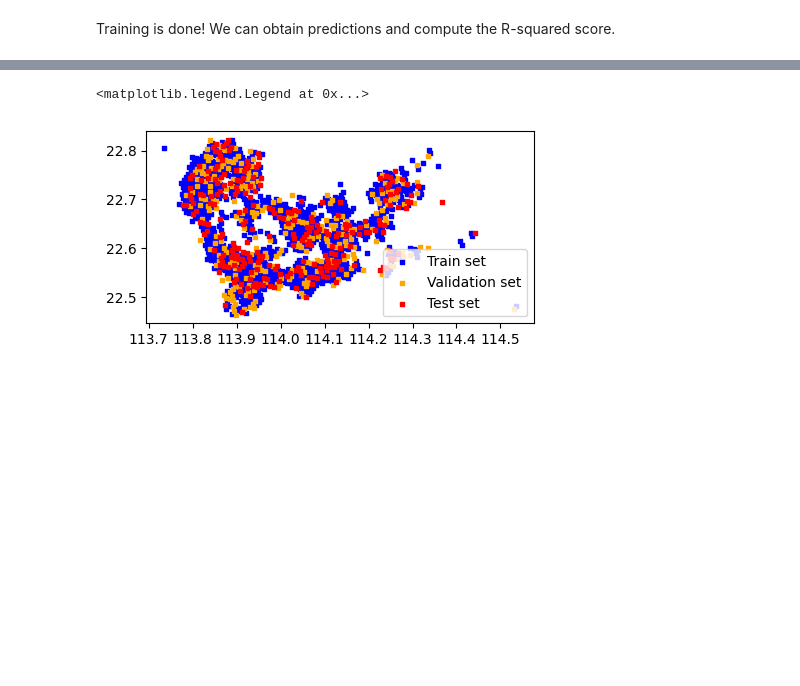
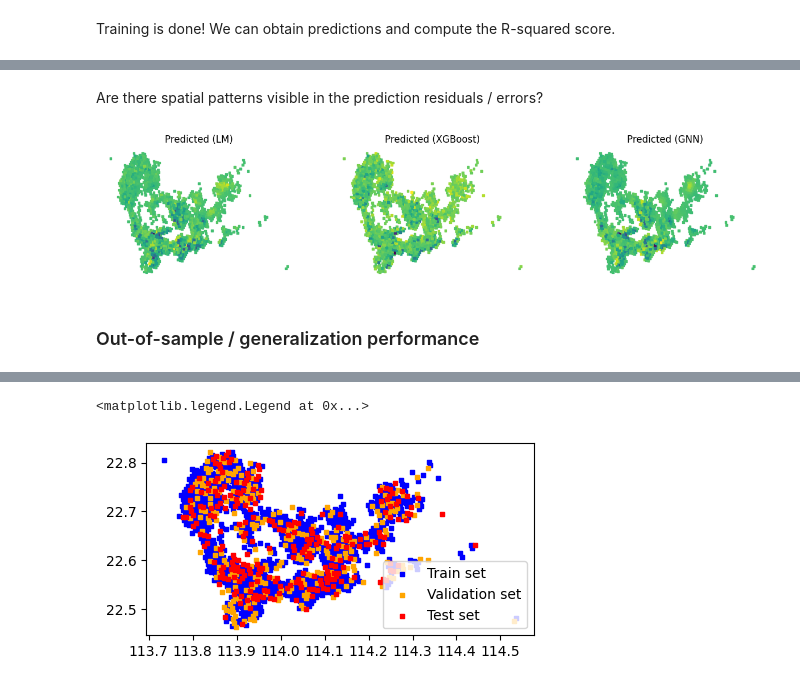
Before and after one commit to climatechange-ai-tutorials/mobility-demand, a Jupyter notebook: Predicting_Mobility_Demand_From_Urban_Features.ipynb, the cells around one changed output, grey strips where cells are left out. Drawn from its saved outputs; the diff is of its cells as text; code cells hidden in the pictures; blank space fills up the shorter version.

```diff
--- a/Predicting_Mobility_Demand_From_Urban_Features.ipynb
+++ b/Predicting_Mobility_Demand_From_Urban_Features.ipynb
@@ -713,0 +727,21 @@ To get a more realistic idea of how well (or not) our models perform out-of-samp
+# %% [markdown]
+Are there spatial patterns visible in the prediction residuals / errors?
+# %%
+y_true = graph_data.y.reshape(-1).numpy()
+
+fig, ax = plt.subplots(1, 3, figsize=(15, 3))
+ax[0].scatter(c['x'], c['y'], c=y_pred_lm.reshape(-1) - y_true, cmap='viridis', marker="s", s=7)
+ax[0].set_axis_off()
+ax[0].set_title('Predicted (LM)')
+
+ax[1].scatter(c['x'], c['y'], c=y_pred_xgb.reshape(-1) - y_true, cmap='viridis', marker="s", s=7)
+ax[1].set_title('Predicted (XGBoost)')
+ax[1].set_axis_off()
+
+ax[2].scatter(c['x'], c['y'], c=y_pred_gnn.detach().reshape(-1) - y_true, cmap='viridis', marker="s", s=7)
+ax[2].set_title('Predicted (GNN)')
+ax[2].set_axis_off()
+# %% [output]
+[figure, added]
+# %% [markdown]
+### Out-of-sample / generalization performance
```
Also changed, not shown: parts of 52 cells of this notebook.
